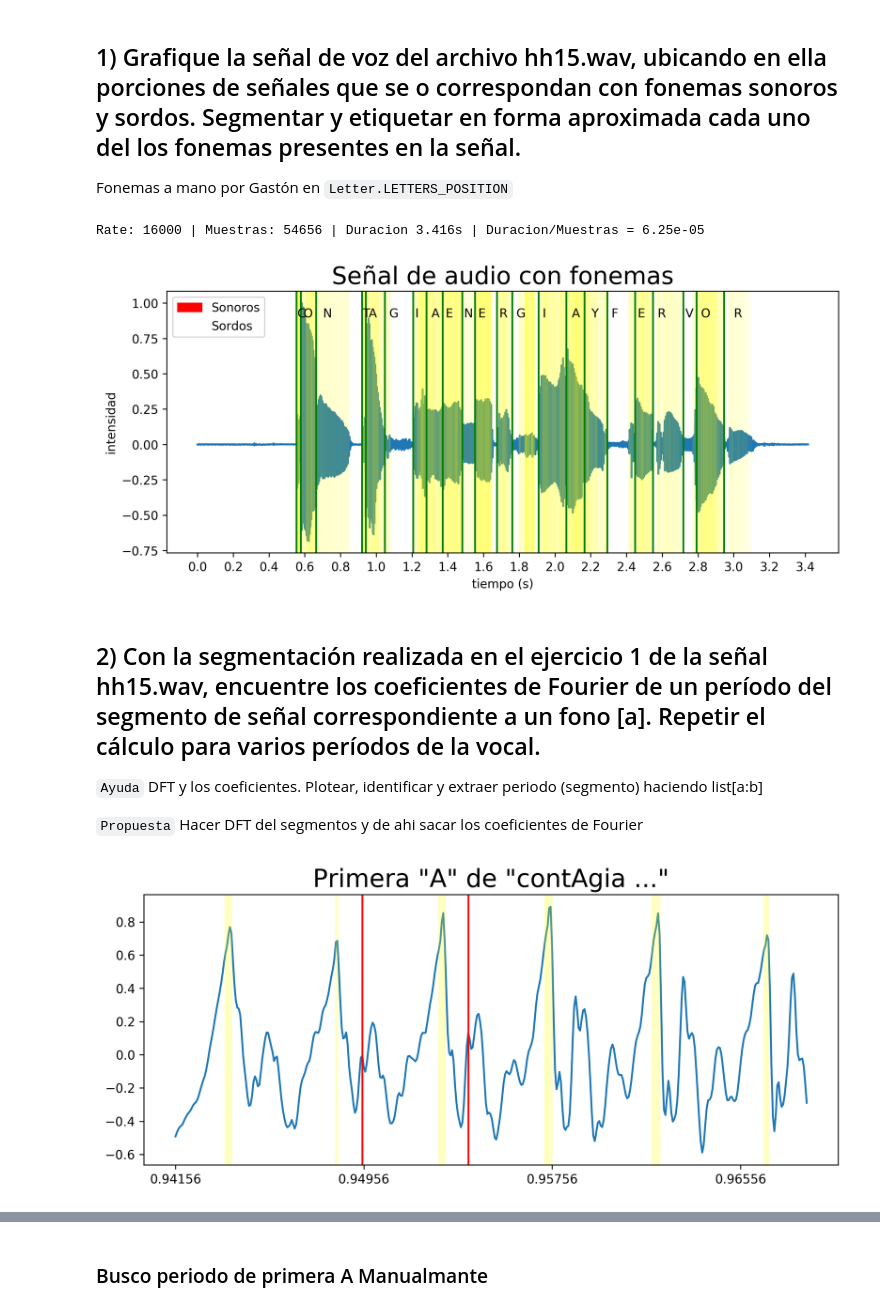
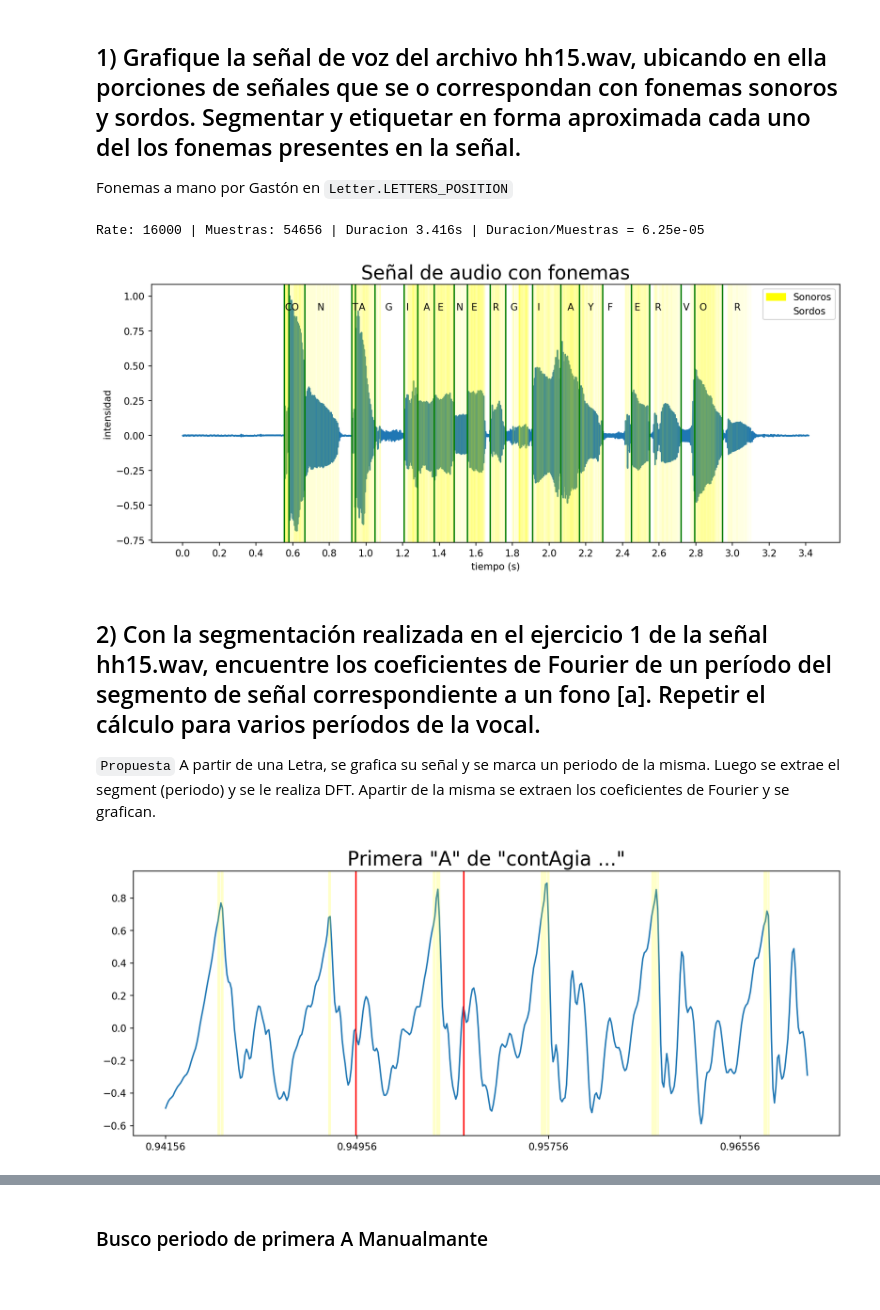
Before and after one commit to tbert12/6674-signals-systems, a Jupyter notebook: tp/ejercicios.ipynb, the cells around one changed output, grey strips where cells are left out. Saved outputs shown, nothing was run; the diff lists cells and outputs as text; code cells hidden in the pictures; blank space fills up the shorter version.

```diff
--- a/tp/ejercicios.ipynb
+++ b/tp/ejercicios.ipynb
@@ -10,8 +10,8 @@ import matplotlib.patches as mpatches
 
 SIZE_FACTOR = 2
 
-mtp.rcParams['figure.figsize'] = (10, 4)
-mtp.rcParams['figure.dpi'] = 300
+mtp.rcParams['figure.figsize'] = (13, 5)
+mtp.rcParams['figure.dpi'] = 150
 # %% [markdown]
 ## 1) Grafique la señal de voz del archivo hh15.wav, ubicando en ella porciones de señales que se o correspondan con fonemas sonoros y sordos. Segmentar y etiquetar en forma aproximada cada uno del los fonemas presentes en la señal.
 
@@ -27,69 +27,71 @@ L = len(Y)/FS
 print("Rate: {} | Muestras: {} | Duracion {}s | Duracion/Muestras = {}".format(FS, len(Y), L, L/len(Y)))
 
 X = np.arange(0, len(Y))/FS
-Y = Y/max(Y) # Y normalizado
+Y_max = max(Y)
+Y = Y/Y_max # Y normalizado
 
 plt.title(r'Señal de audio con fonemas', fontsize=20)
 plt.plot(X, Y)
 plt.xticks(np.arange(min(X), max(X), 0.2))
 
 UMBRAL = 0.05
 inicia_mudo = False
 for x, v in zip(X,Y):
     v = abs(v)
     if inicia_mudo and v > UMBRAL:
         plt.axvline(x=x, alpha=0.05, color="yellow")
         inicia_mudo = False
     if v <= UMBRAL and not inicia_mudo:
         inicia_mudo = True
 
-red_patch = mpatches.Patch(color='red', label='Sonoros')
+red_patch = mpatches.Patch(color='yellow', label='Sonoros')
 white_patch = mpatches.Patch(color='white', label='Sordos')
 plt.legend(handles=[red_patch,white_patch])
 
 plt.xlabel('tiempo (s)')
 plt.ylabel('intensidad')
 
 for l in Letter.LETTERS_POSITION:
     y = 0.9
-    x = l.start + (l.end - l.start)*.3
+    x = l.start + (l.end - l.start)*.35
     plt.text(x, y, l.char)
     plt.axvline(x=l.start, color="green")
 
 plt.show()
 # %% [output]
 Rate: 16000 | Muestras: 54656 | Duracion 3.416s | Duracion/Muestras = 6.25e-05
-[figure, old version]
+[figure, new version]
 # %% [markdown]
 ## 2) Con la segmentación realizada en el ejercicio 1 de la señal hh15.wav, encuentre los coeficientes de Fourier de un período del segmento de señal correspondiente a un fono [a]. Repetir el cálculo para varios períodos de la vocal.
 
-``Ayuda`` DFT y los coeficientes. Plotear, identificar y extraer periodo (segmento) haciendo list[a:b]
 
-``Propuesta`` Hacer DFT del segmentos y de ahi sacar los coeficientes de Fourier
+``Propuesta``
+A partir de una Letra, se grafica su señal y se marca un periodo de la misma. Luego se extrae el segment (periodo) y se le realiza DFT. Apartir de la misma se extraen los coeficientes de Fourier y se grafican.
 # %%
 # Tomo a
 a1 = Letter.LETTERS_POSITION[4]
 
-def plot_letter(letter: Letter, tittle = None, threeshold = 0.6):
+def plot_letter(letter: Letter, tittle = None, **kwargs):
     X_l = X[int(letter.start*FS):int(letter.end*FS)]
     Y_l = Y[int(letter.start*FS):int(letter.end*FS)]
 
-    X_middle = X_l[:len(X_l)//2] # Me quedo con la mitad par ver de cerca
-    Y_middle = Y_l[:len(Y_l)//2]
+    graph_half = kwargs.get('graph_half', False)
+    X_middle = X_l[:len(X_l)//2] if graph_half else X_l
+    Y_middle = Y_l[:len(Y_l)//2] if graph_half else Y_l
 
-    plt.title(tittle if tittle != None else "Letra {}".format(letter.char), fontsize=20)
+    plt.title(kwargs.get("title","Letra {}".format(letter.char)), fontsize=20)
     plt.plot(X_middle, Y_middle)
 
-    plt.xticks(np.arange(min(X_middle), max(X_middle), 0.008))
+    plt.xticks(np.arange(min(X_middle), max(X_middle), kwargs.get('xticks',0.008)))
 
     # Marco ls picos mas altos
     for x, y in zip(X_middle, Y_middle):
-        if y > threeshold:
+        if y > kwargs.get('threeshold', max(Y_middle)*.70):
             x = plt.axvline(x=x, color="yellow", alpha=0.2)
     return X_l, Y_l
 
 
-(X_a1, Y_a1) = plot_letter(a1, r'Primera "A" de "contAgia ..."')
+(X_a1, Y_a1) = plot_letter(a1, title=r'Primera "A" de "contAgia ..."', graph_half=True)
 
 # Busco periodo "a mano"
 plt.axvline(x=0.9495, color="red")
@@ -97,7 +99,7 @@ plt.axvline(x=0.9495 + 0.00451, color="red")
 
 plt.show()
 # %% [output]
-[figure, old version]
+[figure, new version]
 # %%
 a2 = Letter.LETTERS_POSITION[7]
 
```
Also changed, not shown: parts of 21 cells of this notebook, 3 other files.
